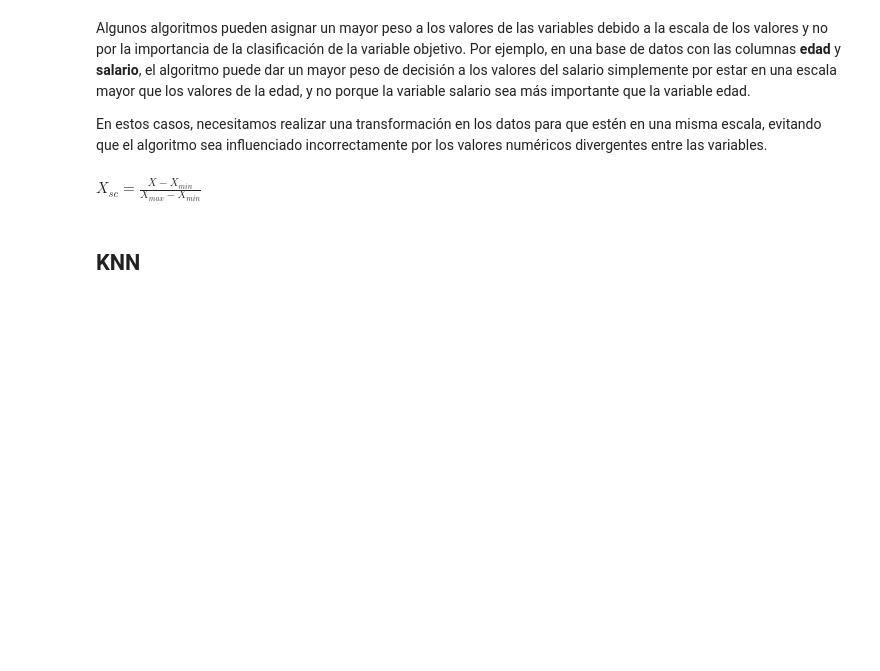
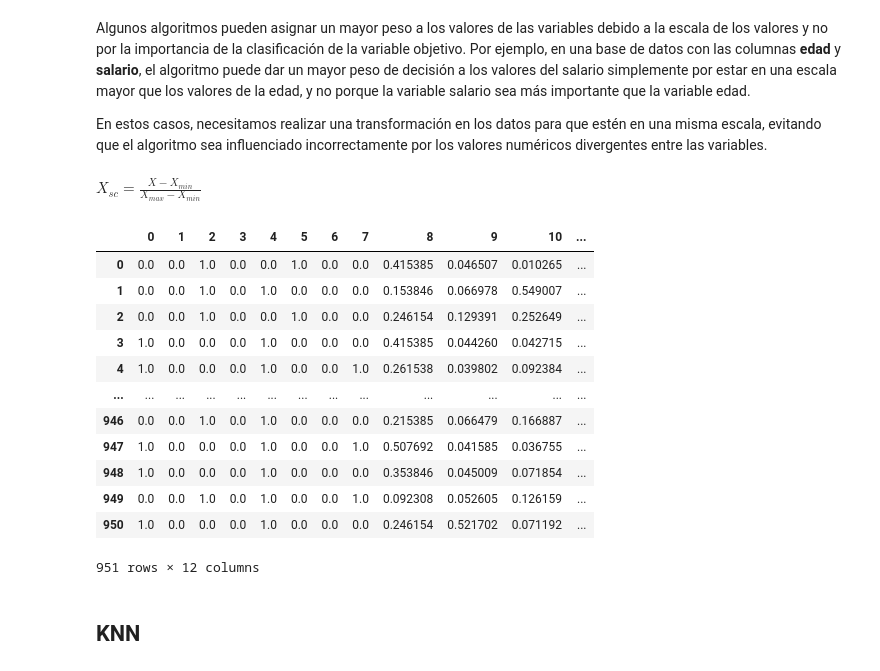
Before and after one commit to vanessa-oreza/python, a Jupyter notebook: Clasificacion_primeros_pasos.ipynb, the cells around one changed output. Saved outputs shown, nothing was run; the diff lists cells and outputs as text; code cells hidden in the pictures; blank space fills up the shorter version.

```diff
--- a/Clasificacion_primeros_pasos.ipynb
+++ b/Clasificacion_primeros_pasos.ipynb
@@ -88,3 +299,22 @@ $X_{sc} = \frac{X - X_{min}}{X_{max} - X_{min}} $
+# %%
+normalizacion = MinMaxScaler()
+X_train_normalizado =normalizacion.fit_transform(X_train)
+# %%
+pd.DataFrame(X_train_normalizado)
+# %% [output]
+|  | 0 | 1 | 2 | 3 | 4 | 5 | 6 | 7 | 8 | 9 | 10 | ... |
+| 0 | 0.0 | 0.0 | 1.0 | 0.0 | 0.0 | 1.0 | 0.0 | 0.0 | 0.415385 | 0.046507 | 0.010265 | ... |
+| 1 | 0.0 | 0.0 | 1.0 | 0.0 | 1.0 | 0.0 | 0.0 | 0.0 | 0.153846 | 0.066978 | 0.549007 | ... |
+| 2 | 0.0 | 0.0 | 1.0 | 0.0 | 0.0 | 1.0 | 0.0 | 0.0 | 0.246154 | 0.129391 | 0.252649 | ... |
+| 3 | 1.0 | 0.0 | 0.0 | 0.0 | 1.0 | 0.0 | 0.0 | 0.0 | 0.415385 | 0.044260 | 0.042715 | ... |
+| 4 | 1.0 | 0.0 | 0.0 | 0.0 | 1.0 | 0.0 | 0.0 | 1.0 | 0.261538 | 0.039802 | 0.092384 | ... |
+| ... | ... | ... | ... | ... | ... | ... | ... | ... | ... | ... | ... | ... |
+| 946 | 0.0 | 0.0 | 1.0 | 0.0 | 1.0 | 0.0 | 0.0 | 0.0 | 0.215385 | 0.066479 | 0.166887 | ... |
+| 947 | 1.0 | 0.0 | 0.0 | 0.0 | 1.0 | 0.0 | 0.0 | 1.0 | 0.507692 | 0.041585 | 0.036755 | ... |
+| 948 | 1.0 | 0.0 | 0.0 | 0.0 | 1.0 | 0.0 | 0.0 | 0.0 | 0.353846 | 0.045009 | 0.071854 | ... |
+| 949 | 0.0 | 0.0 | 1.0 | 0.0 | 1.0 | 0.0 | 0.0 | 1.0 | 0.092308 | 0.052605 | 0.126159 | ... |
+| 950 | 1.0 | 0.0 | 0.0 | 0.0 | 1.0 | 0.0 | 0.0 | 0.0 | 0.246154 | 0.521702 | 0.071192 | ... |
+951 rows × 12 columns
 # %% [markdown]
 ## KNN
 # %% [markdown]
```
Also changed, not shown: parts of 64 cells of this notebook.
